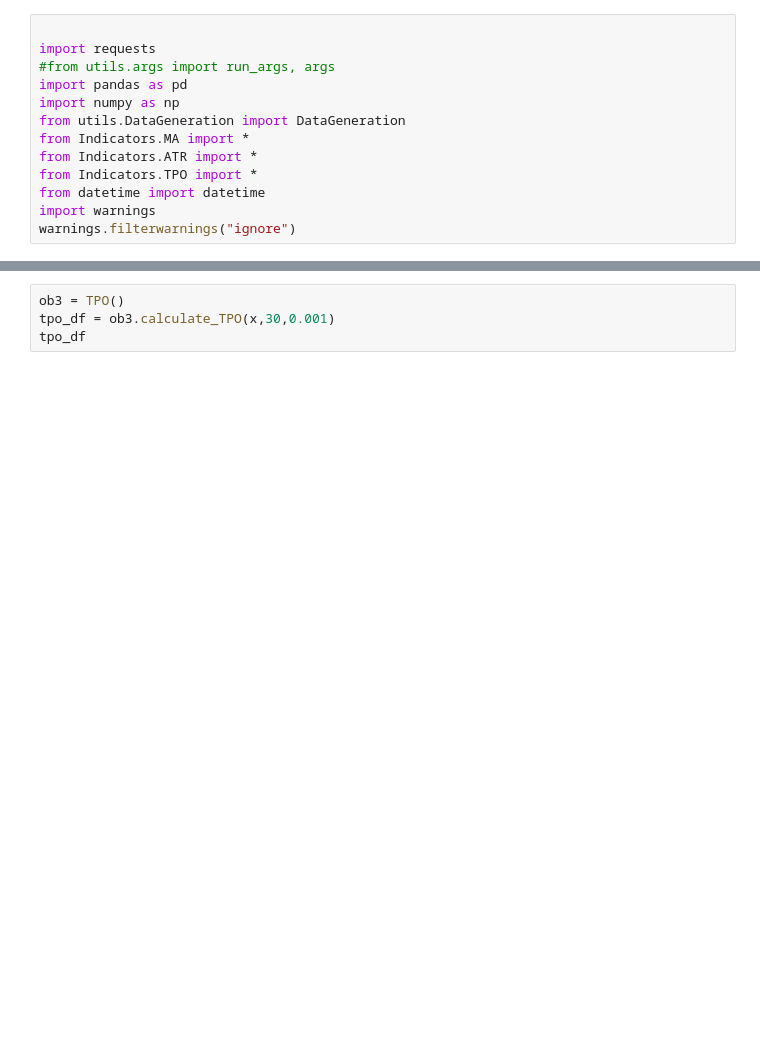
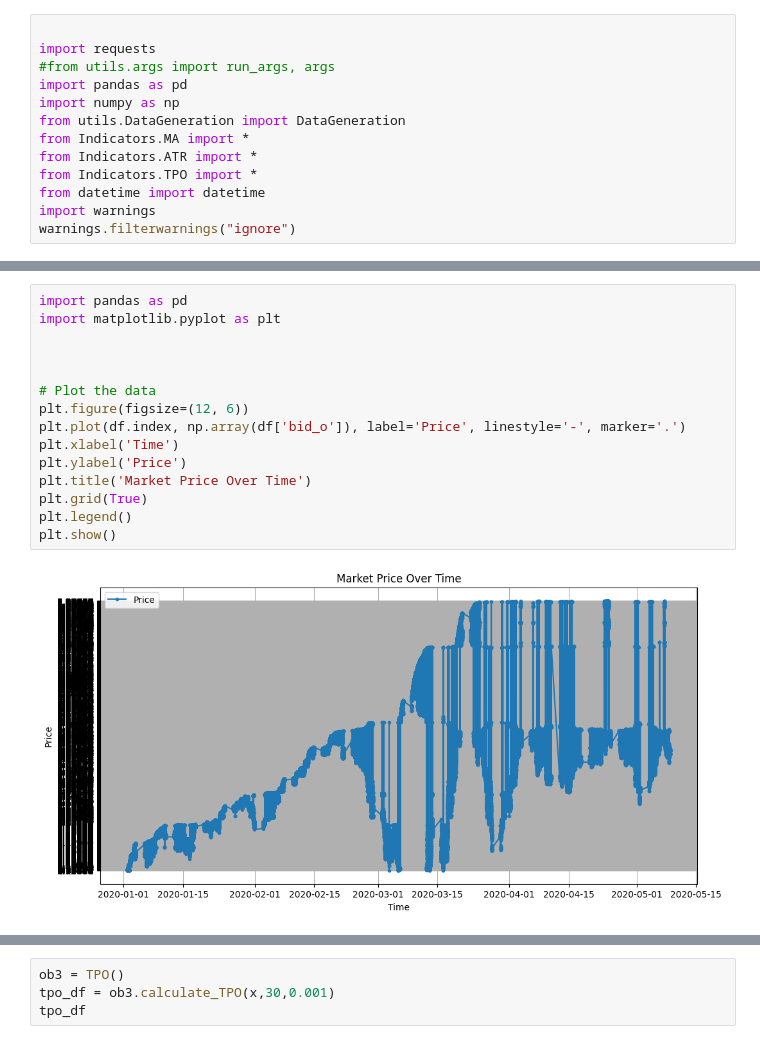
Before and after one commit to rezapaki1376/Finance, a Jupyter notebook: run_test/run-mdels.ipynb, the cells around one changed output, grey strips where cells are left out. Cells and saved outputs as stored; diff of their text form; blank space fills up the shorter version.

```diff
--- a/run_test/run-mdels.ipynb
+++ b/run_test/run-mdels.ipynb
@@ -40,0 +139,17 @@ Response status: 200
+# %%
+import pandas as pd
+import matplotlib.pyplot as plt
+
+
+
+# Plot the data
+plt.figure(figsize=(12, 6))
+plt.plot(df.index, np.array(df['bid_o']), label='Price', linestyle='-', marker='.')
+plt.xlabel('Time')
+plt.ylabel('Price')
+plt.title('Market Price Over Time')
+plt.grid(True)
+plt.legend()
+plt.show()
+# %% [output]
+[figure, added]
```
Also changed, not shown: parts of 14 cells of this notebook, 2 other files.
